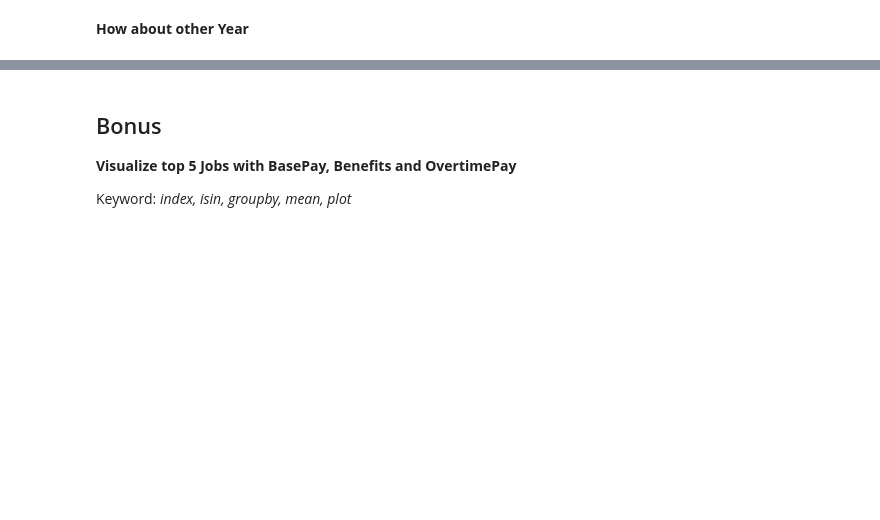
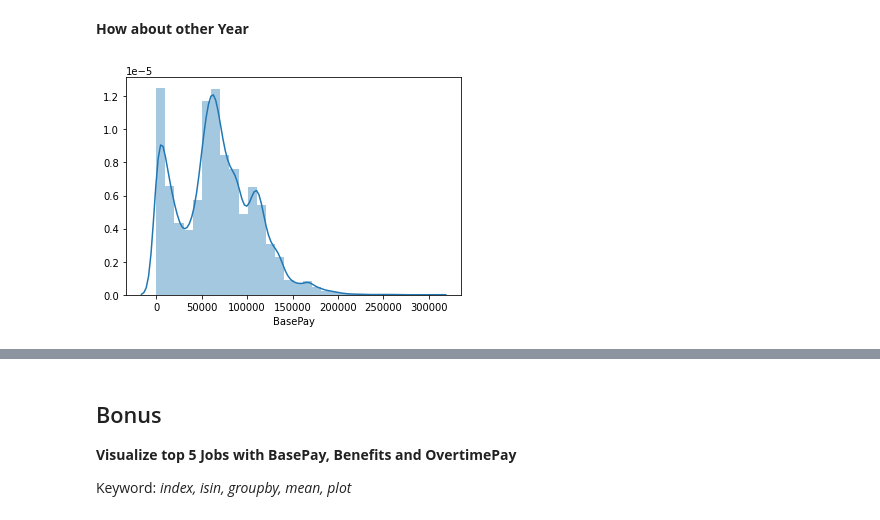
Before and after one commit to ducviet00/Data-Science-DevC-2020, a Jupyter notebook: Assignment_2.ipynb, the cells around one changed output, grey strips where cells are left out. Cells and saved outputs as stored; diff of their text form; code cells hidden in the pictures; blank space fills up the shorter version.

```diff
--- a/Assignment_2.ipynb
+++ b/Assignment_2.ipynb
@@ -124,5 +260,8 @@ sns.distplot(sal[sal["Year"] == 2011]["BasePay"], bins = 30);
 **How about other Year**
 # %%
 # Your Code Here for 2012
+sns.distplot(sal[sal["Year"] == 2012]["BasePay"], bins = 30);
+# %% [output]
+[figure, added]
 # %%
 # Your Code Here for 2013
```
Also changed, not shown: parts of 34 cells of this notebook.
